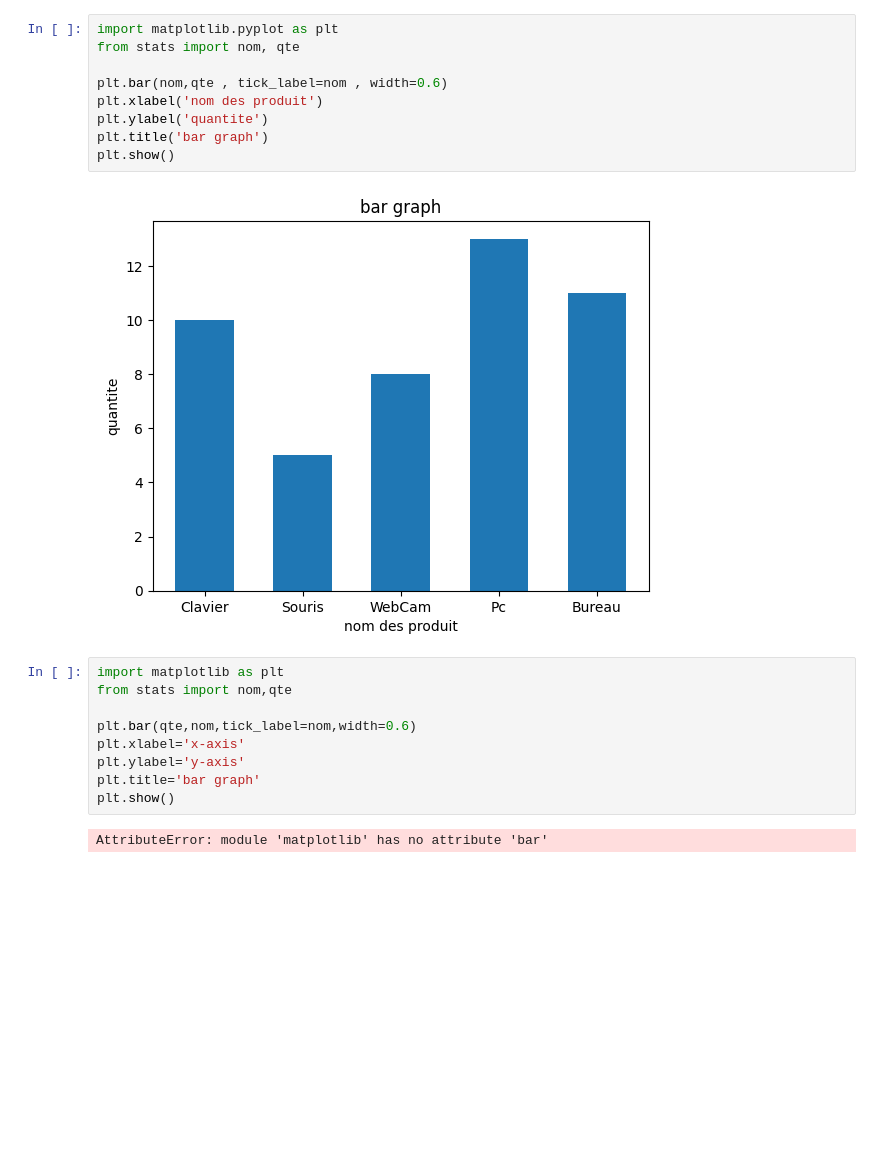
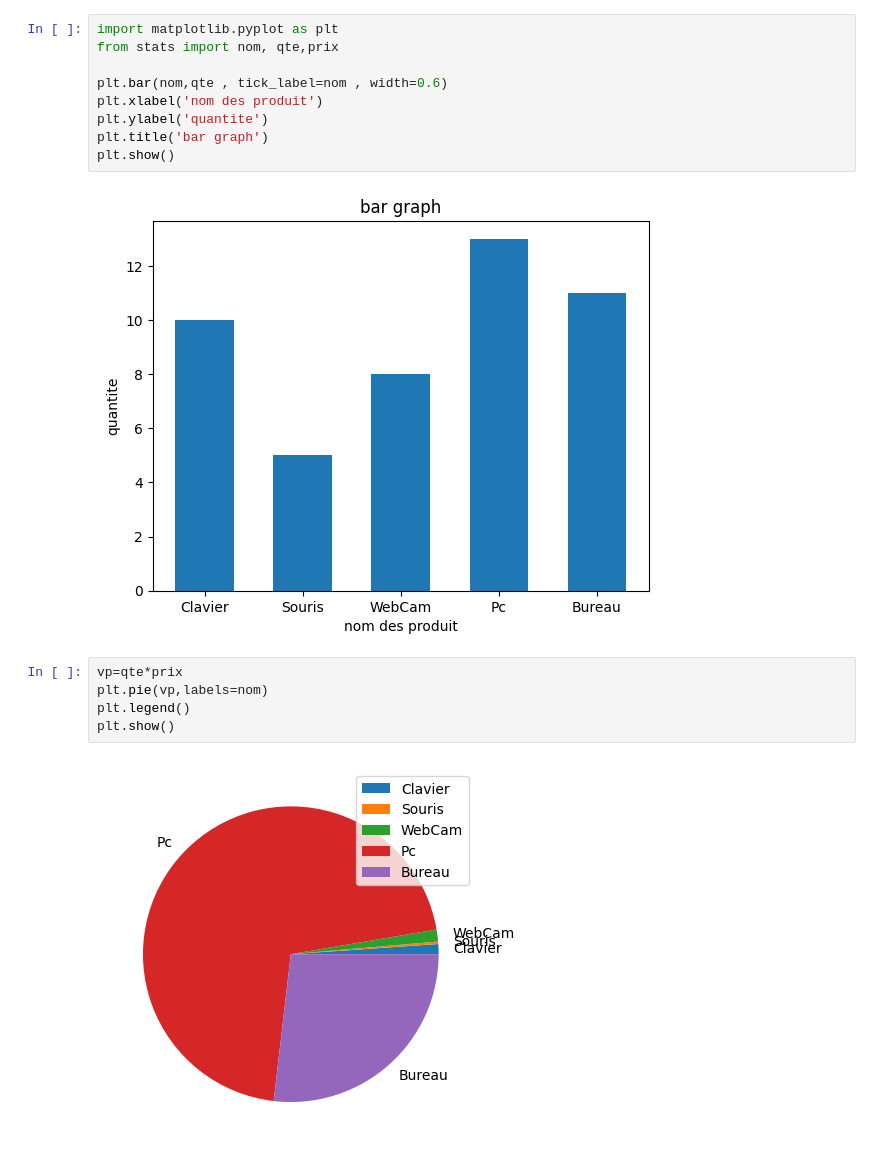
Before and after one commit to rachidnaitsaid10/GestionStock, a Jupyter notebook: src/visualize.ipynb, the cells around one changed output. Drawn from its saved outputs; the diff is of its cells as text; blank space fills up the shorter version.

Commit message:
visualize

```diff
--- a/src/visualize.ipynb
+++ b/src/visualize.ipynb
@@ -1,6 +1,6 @@
 # %%
 import matplotlib.pyplot as plt
-from stats import nom, qte
+from stats import nom, qte,prix
 
 plt.bar(nom,qte , tick_label=nom , width=0.6)
 plt.xlabel('nom des produit')
@@ -9,14 +9,10 @@ plt.title('bar graph')
 plt.show()
 # %% [output]
 [figure]
-# %%
-import matplotlib as plt
-from stats import nom,qte
-
-plt.bar(qte,nom,tick_label=nom,width=0.6)
-plt.xlabel='x-axis'
-plt.ylabel='y-axis'
-plt.title='bar graph'
-plt.show()
-# %% [output]
-AttributeError: module 'matplotlib' has no attribute 'bar'
+# %%
+vp=qte*prix
+plt.pie(vp,labels=nom)
+plt.legend()
+plt.show()
+# %% [output]
+[figure, added]
```
